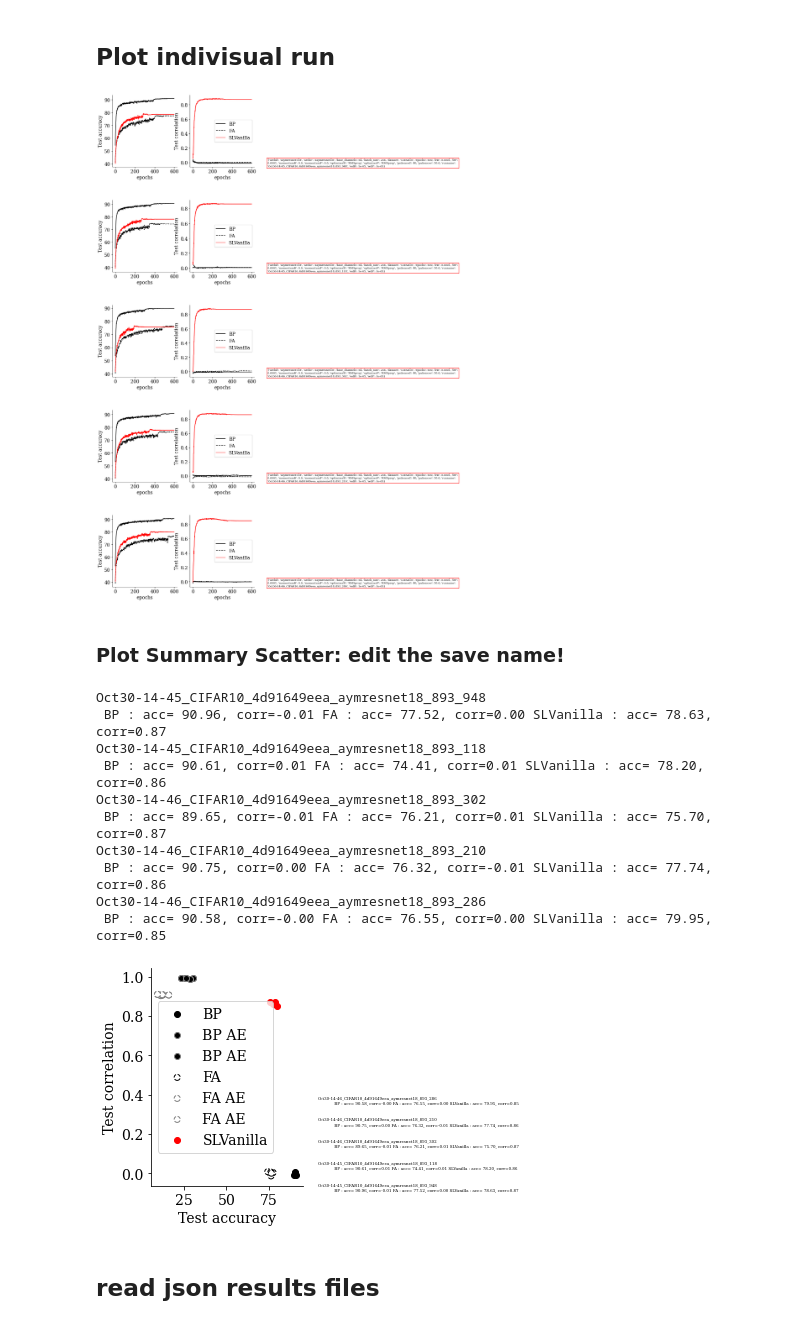
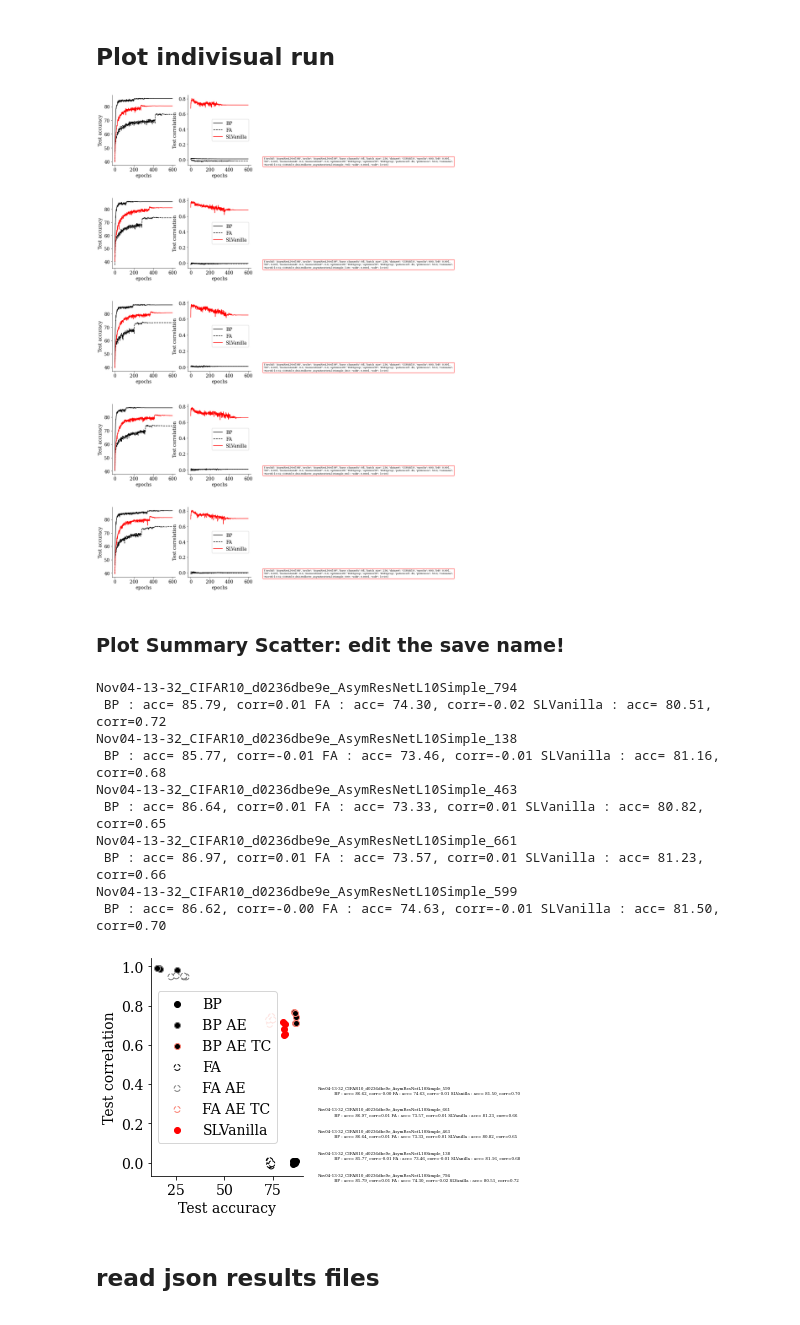
Before and after one commit to toosi/Feedback_Feedforward_Alignment, a Jupyter notebook: generate_figures_draft.ipynb, the cells around one changed output. Drawn from its saved outputs; the diff is of its cells as text; code cells hidden in the pictures.

Commit message:
**CHECKPOINT** After NAISys before imagenet try

```diff
--- a/generate_figures_draft.ipynb
+++ b/generate_figures_draft.ipynb
@@ -136,3 +145,11 @@ runnames_list = [
+# %%
+runnames_list = [
+'Nov04-13-32_CIFAR10_d0236dbe9e_AsymResNetL10Simple_794',
+'Nov04-13-32_CIFAR10_d0236dbe9e_AsymResNetL10Simple_138',
+'Nov04-13-32_CIFAR10_d0236dbe9e_AsymResNetL10Simple_463',
+'Nov04-13-32_CIFAR10_d0236dbe9e_AsymResNetL10Simple_661',
+'Nov04-13-32_CIFAR10_d0236dbe9e_AsymResNetL10Simple_599',
+]
 # %%
 print(runnames_list)
 # %% [output]
@@ -189,11 +206,11 @@ for runname in runnames_list:
     fig.savefig(savedir + 'Test_acc_corrd.png', dpi=200)
     fig.savefig(savedir + 'Test_acc_corrd.pdf', dpi=200)
 # %% [output]
-[figure, old version]
+[figure, new version]
-[figure, old version]
+[figure, new version]
-[figure, old version]
+[figure, new version]
-[figure, old version]
+[figure, new version]
-[figure, old version]
+[figure, new version]
 # %% [markdown]
 ### Plot Summary Scatter: edit the save name!
 # %%
@@ -233,11 +250,7 @@ for r, runname in enumerate(runnames_list):
             axes[0].scatter(list(df['test_acc'])[-1], list(df['test_corrd'])[-1], edgecolor=colors[method],
                        label=method, ls=linestyles[method], facecolors=facecolors[method])
 
-        pae = path_prefix + '/Results/Symbio/Symbio/%s/training_results_autoencoders_%s.csv'%(runname, method)
-        if os.path.exists(pae):
-            df_ae = pd.read_csv(pae)
-            axes[0].scatter(list(df_ae['test_acc'])[-1], list(df_ae['test_corrd'])[-1], edgecolor=colors_ae[method],
-                       label=method + ' AE', ls=linestyles_ae[method], facecolors=facecolors[method])
+
 
         pae = path_prefix + '/Results/Symbio/Symbio/%s/training_results_autoencoders_%s.csv'%(runname, method)
         if os.path.exists(pae):
@@ -245,7 +258,7 @@ for r, runname in enumerate(runnames_list):
             axes[0].scatter(list(df_ae['test_acc'])[-1], list(df_ae['test_corrd'])[-1], edgecolor=colors_ae[method],
                        label=method + ' AE', ls=linestyles_ae[method], facecolors=facecolors[method])
 
-        ptcae = path_prefix + '/Results/Symbio/Symbio/%s/training_results_autoencoders_TwoCosts_%s.csv'%(runname, method)
+        ptcae = path_prefix + '/Results/Symbio/Symbio/%s/training_results_autoencoders_Twocosts_%s.csv'%(runname, method)
         if os.path.exists(ptcae):
             df_tcae = pd.read_csv(ptcae)
             axes[0].scatter(list(df_tcae['test_acc'])[-1], list(df_tcae['test_corrd'])[-1], edgecolor=colors_tcae[method],
@@ -256,44 +269,47 @@ for r, runname in enumerate(runnames_list):
         res += ' %s : acc= %.2f, corr=%.2f'% (method, list(df['test_acc'])[-1], list(df['test_corrd'])[-1])
     print(res)
 
     txt = axes[1].text(0,r/10-0.02 , res, wrap=True, fontsize=4)
 #     txt._get_wrap_line_width = lambda : 600
 
 axes[0].patch.set_visible(False)
 axes[0].spines['right'].set_visible(False)
 axes[0].spines['top'].set_visible(False)
 plt.tick_params(axis='y',direction='out', right=False)
 plt.tick_params(axis='x',direction='out', top=False)
 
 
 axes[0].set_xlabel('Test accuracy')
 axes[0].set_ylabel('Test correlation')
 
 axes[1].set_xticks([])
 axes[1].set_yticks([])
 axes[1].axis('off')
 
 savedir = path_prefix + '/Results/Symbio/summary/'
 if not os.path.exists(savedir):
     os.makedirs(savedir)
 
 # fig.savefig(savedir + 'scatter_AsymResNetL_TwoCostAEcontrolMNISTCorrSchedul.png', dpi=200)
 # fig.savefig(savedir + 'scatter_AsymResNetL_TwoCostAEcontrolMNISTCorrSchedul.pdf', dpi=200)
 
 # fig.savefig(savedir + 'scatter_asymresnet_asymresnet18_893.png', dpi=200)
 # fig.savefig(savedir + 'scatter_asymresnet_asymresnet18_893.pdf', dpi=200)
+
+fig.savefig(savedir + 'scatter_AsymResNetL10Simple.png', dpi=200)
+fig.savefig(savedir + 'scatter_AsymResNetL10Simple.pdf', dpi=200)
 # %% [output]
-Oct30-14-45_CIFAR10_4d91649eea_aymresnet18_893_948
- BP : acc= 90.96, corr=-0.01 FA : acc= 77.52, corr=0.00 SLVanilla : acc= 78.63, corr=0.87
-Oct30-14-45_CIFAR10_4d91649eea_aymresnet18_893_118
- BP : acc= 90.61, corr=0.01 FA : acc= 74.41, corr=0.01 SLVanilla : acc= 78.20, corr=0.86
-Oct30-14-46_CIFAR10_4d91649eea_aymresnet18_893_302
- BP : acc= 89.65, corr=-0.01 FA : acc= 76.21, corr=0.01 SLVanilla : acc= 75.70, corr=0.87
-Oct30-14-46_CIFAR10_4d91649eea_aymresnet18_893_210
- BP : acc= 90.75, corr=0.00 FA : acc= 76.32, corr=-0.01 SLVanilla : acc= 77.74, corr=0.86
-Oct30-14-46_CIFAR10_4d91649eea_aymresnet18_893_286
- BP : acc= 90.58, corr=-0.00 FA : acc= 76.55, corr=0.00 SLVanilla : acc= 79.95, corr=0.85
+Nov04-13-32_CIFAR10_d0236dbe9e_AsymResNetL10Simple_794
+ BP : acc= 85.79, corr=0.01 FA : acc= 74.30, corr=-0.02 SLVanilla : acc= 80.51, corr=0.72
+Nov04-13-32_CIFAR10_d0236dbe9e_AsymResNetL10Simple_138
+ BP : acc= 85.77, corr=-0.01 FA : acc= 73.46, corr=-0.01 SLVanilla : acc= 81.16, corr=0.68
+Nov04-13-32_CIFAR10_d0236dbe9e_AsymResNetL10Simple_463
+ BP : acc= 86.64, corr=0.01 FA : acc= 73.33, corr=0.01 SLVanilla : acc= 80.82, corr=0.65
+Nov04-13-32_CIFAR10_d0236dbe9e_AsymResNetL10Simple_661
+ BP : acc= 86.97, corr=0.01 FA : acc= 73.57, corr=0.01 SLVanilla : acc= 81.23, corr=0.66
+Nov04-13-32_CIFAR10_d0236dbe9e_AsymResNetL10Simple_599
+ BP : acc= 86.62, corr=-0.00 FA : acc= 74.63, corr=-0.01 SLVanilla : acc= 81.50, corr=0.70
-[figure, old version]
+[figure, new version]
 # %% [markdown]
 ## read json results files
 # %%
```
Also changed, not shown: parts of 17 cells of this notebook, 8 other files.
